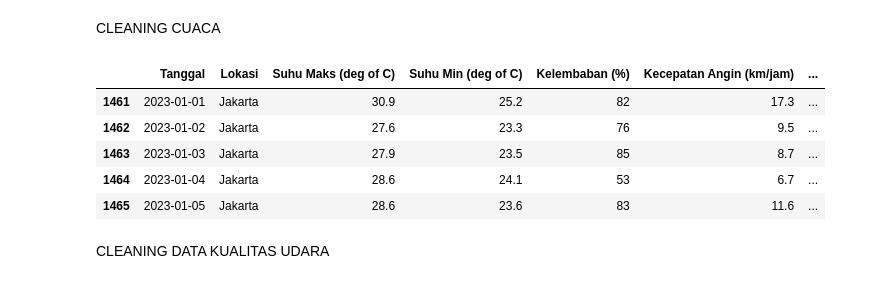
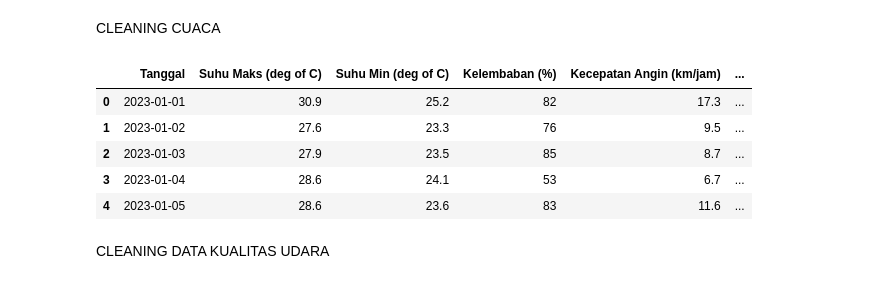
Before and after one commit to BIMASENA14-CODE/FIXXXXXXXX, a Jupyter notebook: main code.ipynb, the cells around one changed output. Cells and saved outputs as stored; diff of their text form; code cells hidden in the pictures.

```diff
--- a/main code.ipynb
+++ b/main code.ipynb
@@ -232,39 +232,55 @@ CLEANING CUACA
 # %%
 import pandas as pd
 
 df = pd.read_excel('dataset_prediksi_cuaca.xlsx')
 
 df.columns = df.columns.str.strip()
 
 df = df.applymap(lambda x: str(x).strip() if isinstance(x, str) else x)
+df.drop(columns=['Lokasi'], inplace=True)
 
 kolom_numerik = [
     'Suhu Maks (deg of C)', 'Suhu Min (deg of C)', 'Kelembaban (%)',
     'Kecepatan Angin (km/jam)', 'Arah Angin (deg)', 'Tekanan Udara (hPa)',
     'Tutupan Awan (%)', 'Curah Hujan Hari Ini (mm)', 'Curah Hujan Besok (mm)'
 ]
 
+# fauzan
+mapping_cuaca = {
+    'Cerah Berawan':2,
+    'Hujan Ringan':1,
+    'Cerah':0,
+    'Hujan Sedang':-1,
+    'Hujan Lebat':-2
+}
+
+
 for kolom in kolom_numerik:
     df[kolom] = df[kolom].astype(str).str.replace(',', '.', regex=False)
     df[kolom] = pd.to_numeric(df[kolom], errors='coerce')
+    df[kolom] = df[kolom].interpolate(method='linear')
+    df[kolom] = df[kolom].fillna(method='bfill').fillna(method='ffill')
 
 df['Tanggal'] = pd.to_datetime(df['Tanggal'], errors='coerce')
-
 df_2023 = df[df['Tanggal'].dt.year == 2023]
-
-
 df_2023 = df_2023.drop_duplicates()
 df_2023 = df_2023.dropna(subset=['Tanggal'])
+
+# fauzan
+df_2023['Cuaca Hari Ini'] = pd.to_numeric(df_2023['Cuaca Hari Ini'].replace(mapping_cuaca))
+df_2023['Cuaca Besok'] = pd.to_numeric(df_2023['Cuaca Besok'].replace(mapping_cuaca))
+df_2023.reset_index(drop=True, inplace=True)
+
 df_2023.to_csv("data_cuaca_jakarta_2023_bersih.csv", index=False)
 
 display(df_2023.head())
 # %% [output]
-|  | Tanggal | Lokasi | Suhu Maks (deg of C) | Suhu Min (deg of C) | Kelembaban (%) | Kecepatan Angin (km/jam) | ... |
-| 1461 | 2023-01-01 | Jakarta | 30.9 | 25.2 | 82 | 17.3 | ... |
-| 1462 | 2023-01-02 | Jakarta | 27.6 | 23.3 | 76 | 9.5 | ... |
-| 1463 | 2023-01-03 | Jakarta | 27.9 | 23.5 | 85 | 8.7 | ... |
-| 1464 | 2023-01-04 | Jakarta | 28.6 | 24.1 | 53 | 6.7 | ... |
-| 1465 | 2023-01-05 | Jakarta | 28.6 | 23.6 | 83 | 11.6 | ... |
+|  | Tanggal | Suhu Maks (deg of C) | Suhu Min (deg of C) | Kelembaban (%) | Kecepatan Angin (km/jam) | ... |
+| 0 | 2023-01-01 | 30.9 | 25.2 | 82 | 17.3 | ... |
+| 1 | 2023-01-02 | 27.6 | 23.3 | 76 | 9.5 | ... |
+| 2 | 2023-01-03 | 27.9 | 23.5 | 85 | 8.7 | ... |
+| 3 | 2023-01-04 | 28.6 | 24.1 | 53 | 6.7 | ... |
+| 4 | 2023-01-05 | 28.6 | 23.6 | 83 | 11.6 | ... |
 # %% [markdown]
 CLEANING DATA KUALITAS UDARA
 # %%
```
Also changed, not shown: parts of 7 cells of this notebook, 4 other files.
